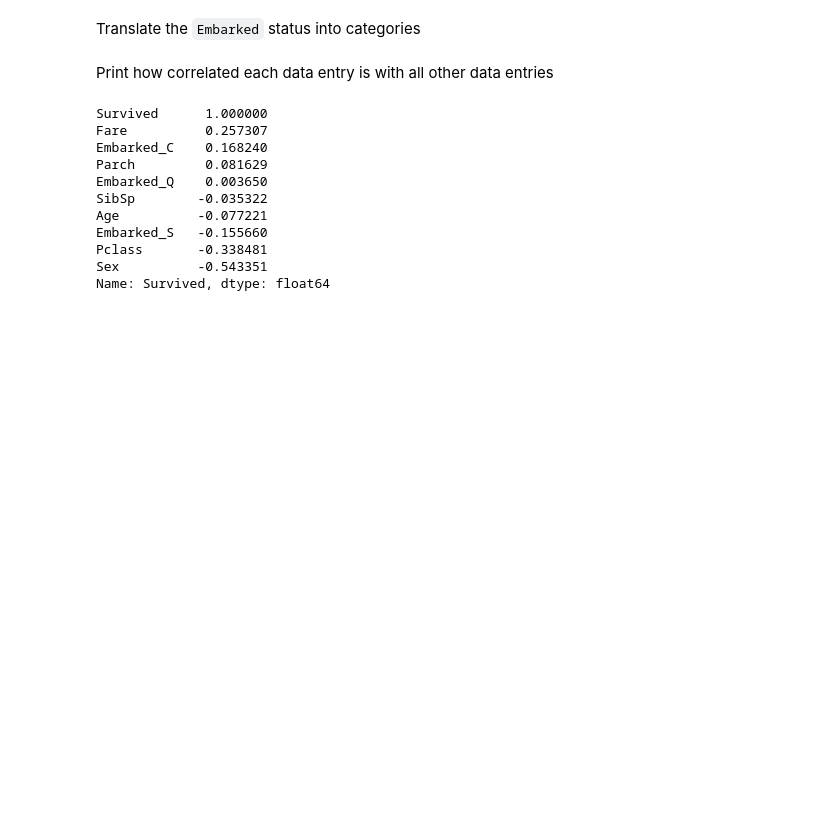
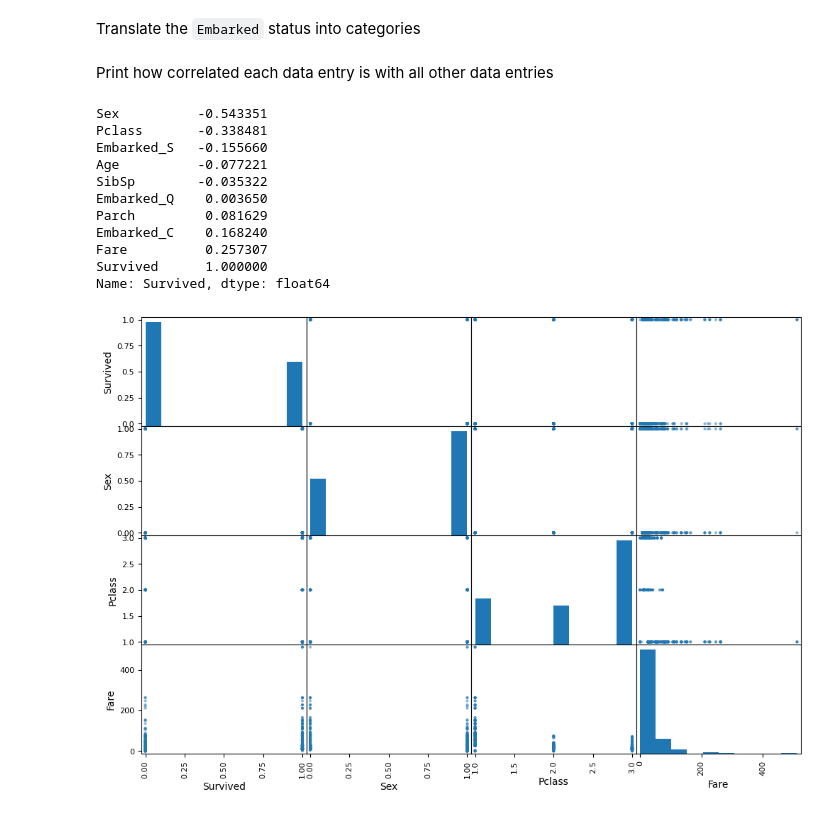
Before and after one commit to T-Lind/JupyterServer, a Jupyter notebook: TitanicProject/TitanicDataVisualization.ipynb, the cells around one changed output. Cells and saved outputs as stored; diff of their text form; code cells hidden in the pictures; blank space fills up the shorter version.

Commit message:
added titanic scatter matrix

```diff
--- a/TitanicProject/TitanicDataVisualization.ipynb
+++ b/TitanicProject/TitanicDataVisualization.ipynb
@@ -25,16 +25,25 @@ titanic_data = pd.get_dummies(titanic_data , columns=['Embarked'] , prefix='Emba
 Print how correlated each data entry is with all other data entries
 # %%
 corr_matrix: DataFrame = titanic_data.corr()
-print(corr_matrix["Survived"].sort_values(ascending=False))
+print(corr_matrix["Survived"].sort_values(ascending=True))
 # %% [output]
+Sex          -0.543351
+Pclass       -0.338481
+Embarked_S   -0.155660
+Age          -0.077221
+SibSp        -0.035322
+Embarked_Q    0.003650
+Parch         0.081629
+Embarked_C    0.168240
+Fare          0.257307
 Survived      1.000000
-Fare          0.257307
-Embarked_C    0.168240
-Parch         0.081629
-Embarked_Q    0.003650
-SibSp        -0.035322
-Age          -0.077221
-Embarked_S   -0.155660
-Pclass       -0.338481
-Sex          -0.543351
 Name: Survived, dtype: float64
+# %%
+from pandas.plotting import scatter_matrix
+
+attributes = ["Survived", "Sex", "Pclass",
+              "Fare"]
+scatter_matrix(titanic_data[attributes], figsize=(12, 8))
+plt.show()
+# %% [output]
+[figure, added]
```
